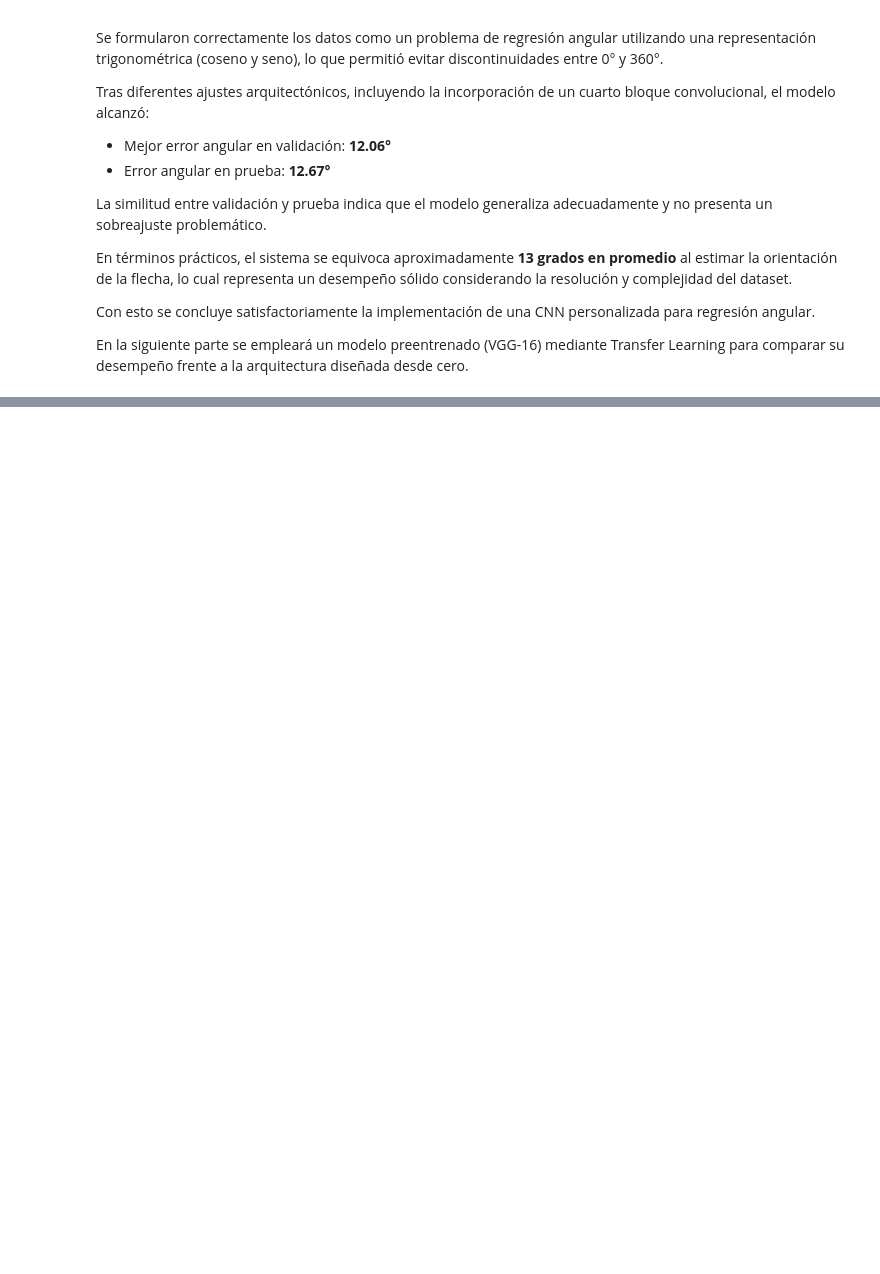
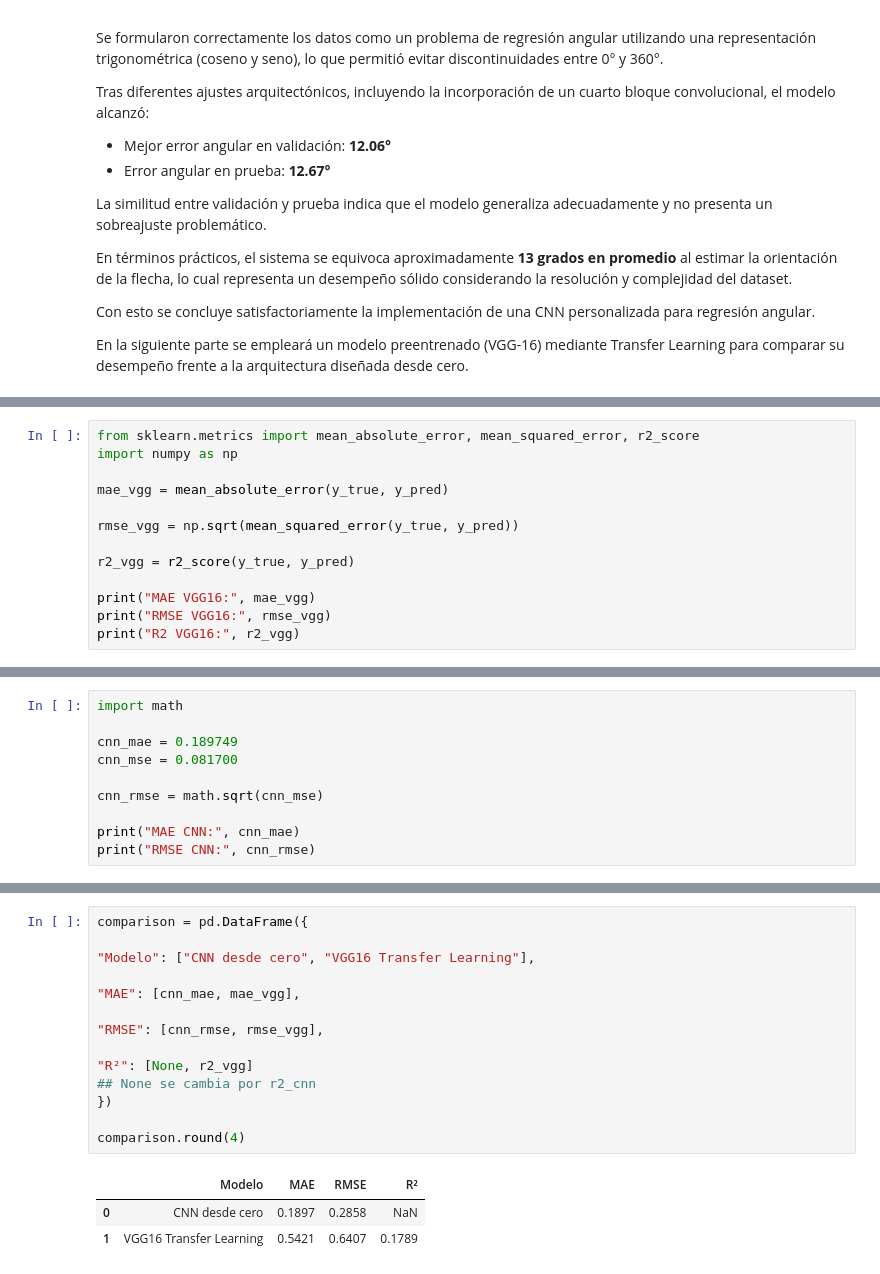
Before and after one commit to vha11/AA2-Practica1, a Jupyter notebook: Parte1_CNN/P1_parte1.ipynb, the cells around one changed output, grey strips where cells are left out. Saved outputs shown, nothing was run; the diff lists cells and outputs as text; blank space fills up the shorter version.

```diff
--- a/Parte1_CNN/P1_parte1.ipynb
+++ b/Parte1_CNN/P1_parte1.ipynb
@@ -1356,0 +1704,13 @@ En la siguiente parte se empleará un modelo preentrenado (VGG-16) mediante Tran
+# %%
+from sklearn.metrics import mean_absolute_error, mean_squared_error, r2_score
+import numpy as np
+
+mae_vgg = mean_absolute_error(y_true, y_pred)
+
+rmse_vgg = np.sqrt(mean_squared_error(y_true, y_pred))
+
+r2_vgg = r2_score(y_true, y_pred)
+
+print("MAE VGG16:", mae_vgg)
+print("RMSE VGG16:", rmse_vgg)
+print("R2 VGG16:", r2_vgg)
@@ -1356,0 +1738,10 @@ En la siguiente parte se empleará un modelo preentrenado (VGG-16) mediante Tran
+# %%
+import math
+
+cnn_mae = 0.189749
+cnn_mse = 0.081700
+
+cnn_rmse = math.sqrt(cnn_mse)
+
+print("MAE CNN:", cnn_mae)
+print("RMSE CNN:", cnn_rmse)
@@ -1356,0 +1800,18 @@ En la siguiente parte se empleará un modelo preentrenado (VGG-16) mediante Tran
+# %%
+comparison = pd.DataFrame({
+
+"Modelo": ["CNN desde cero", "VGG16 Transfer Learning"],
+
+"MAE": [cnn_mae, mae_vgg],
+
+"RMSE": [cnn_rmse, rmse_vgg],
+
+"R²": [None, r2_vgg]
+## None se cambia por r2_cnn
+})
+
+comparison.round(4)
+# %% [output]
+|  | Modelo | MAE | RMSE | R² |
+| 0 | CNN desde cero | 0.1897 | 0.2858 | NaN |
+| 1 | VGG16 Transfer Learning | 0.5421 | 0.6407 | 0.1789 |
```
Also changed, not shown: parts of 24 cells of this notebook.
